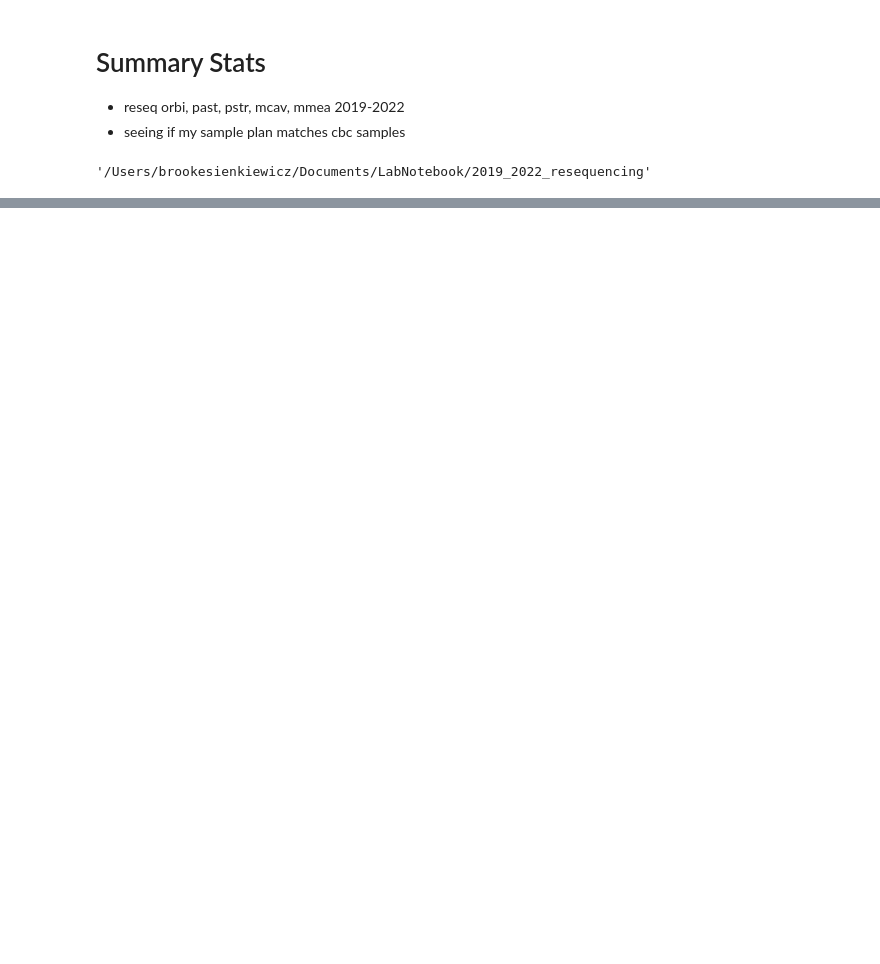
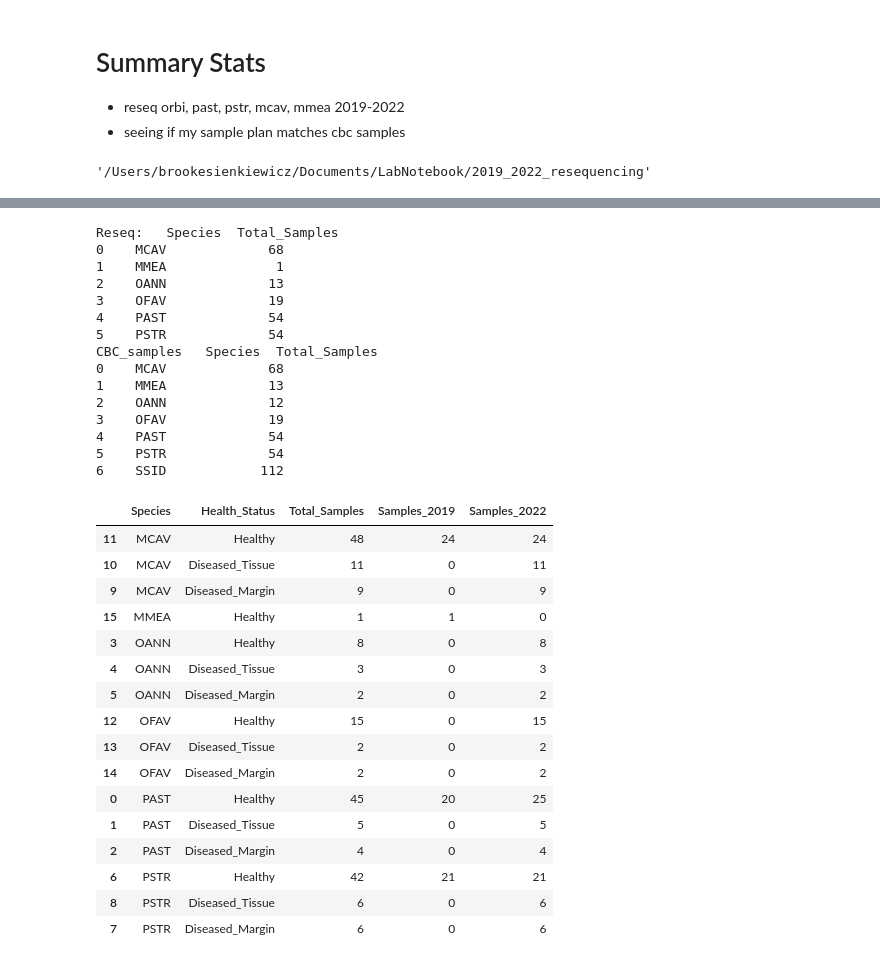
Before and after one commit to brookewicz/LabNotebook, a Jupyter notebook: 2019_2022_resequencing/SummaryStats.ipynb, the cells around one changed output, grey strips where cells are left out. Cells and saved outputs as stored; diff of their text form; code cells hidden in the pictures; blank space fills up the shorter version.

Commit message:
redo summary stats export

```diff
--- a/2019_2022_resequencing/SummaryStats.ipynb
+++ b/2019_2022_resequencing/SummaryStats.ipynb
@@ -196,0 +155,72 @@ summary_df
+# %%
+# convert dates to str
+reseq_inventory['Year'] = reseq_inventory['Year'].astype(str)
+# remove the decimal point
+reseq_inventory['Year'] = reseq_inventory['Year'].str.replace('.0', '')
+# %%
+# add up num of samples in each species
+
+# empty list to store data
+summary_reseq=[]
+# loop through each species for num of samples
+for species in species_list:
+    # create new df with only target species to reference
+    df=reseq_inventory[reseq_inventory["Species"]==species]
+    # for each health status, sum number of samples and output
+    #make list of health statuses
+    statuses=df["Health_status"].unique().tolist()
+    #loop thru each status and sum total number of samples
+    for x in statuses:
+        num_rows = len(df[df["Health_status"] == x])
+        # and by year
+        samps2019 = df[(df["Health_status"] == x) & (df["Year"] == '2019')]
+        samps2022 = df[(df["Health_status"] == x) & (df["Year"] == '2022')]
+        sum2019 = len(samps2019)
+        sum2022 = len(samps2022)
+        summary_reseq.append({'Species': species, 'Health_Status': x, 'Total_Samples': num_rows, 'Samples_2019': sum2019, 'Samples_2022': sum2022})
+summary_reseq_df = pd.DataFrame(summary_reseq)
+# Group by Species and sum the Total_Samples
+total_samples_per_species_reseq = summary_reseq_df.groupby('Species')['Total_Samples'].sum().reset_index()
+# %%
+# Convert Health_Status column to a categorical type with the specified order
+summary_reseq_df['Health_Status'] = pd.Categorical(summary_reseq_df['Health_Status'], categories=health_status_order, ordered=True)
+# Sort the DataFrame by Species and the ordered Health_Status
+summary_reseq_df = summary_reseq_df.sort_values(by=['Species', 'Health_Status'])
+# %%
+# Print the result
+print("Reseq:",total_samples_per_species_reseq)
+print("CBC_samples",total_samples_per_species)
+summary_reseq_df
+# %% [output]
+Reseq:   Species  Total_Samples
+0    MCAV             68
+1    MMEA              1
+2    OANN             13
+3    OFAV             19
+4    PAST             54
+5    PSTR             54
+CBC_samples   Species  Total_Samples
+0    MCAV             68
+1    MMEA             13
+2    OANN             12
+3    OFAV             19
+4    PAST             54
+5    PSTR             54
+6    SSID            112
+|  | Species | Health_Status | Total_Samples | Samples_2019 | Samples_2022 |
+| 11 | MCAV | Healthy | 48 | 24 | 24 |
+| 10 | MCAV | Diseased_Tissue | 11 | 0 | 11 |
+| 9 | MCAV | Diseased_Margin | 9 | 0 | 9 |
+| 15 | MMEA | Healthy | 1 | 1 | 0 |
+| 3 | OANN | Healthy | 8 | 0 | 8 |
+| 4 | OANN | Diseased_Tissue | 3 | 0 | 3 |
+| 5 | OANN | Diseased_Margin | 2 | 0 | 2 |
+| 12 | OFAV | Healthy | 15 | 0 | 15 |
+| 13 | OFAV | Diseased_Tissue | 2 | 0 | 2 |
+| 14 | OFAV | Diseased_Margin | 2 | 0 | 2 |
+| 0 | PAST | Healthy | 45 | 20 | 25 |
+| 1 | PAST | Diseased_Tissue | 5 | 0 | 5 |
+| 2 | PAST | Diseased_Margin | 4 | 0 | 4 |
+| 6 | PSTR | Healthy | 42 | 21 | 21 |
+| 8 | PSTR | Diseased_Tissue | 6 | 0 | 6 |
+| 7 | PSTR | Diseased_Margin | 6 | 0 | 6 |
```
Also changed, not shown: parts of 39 cells of this notebook, 1 other file.
